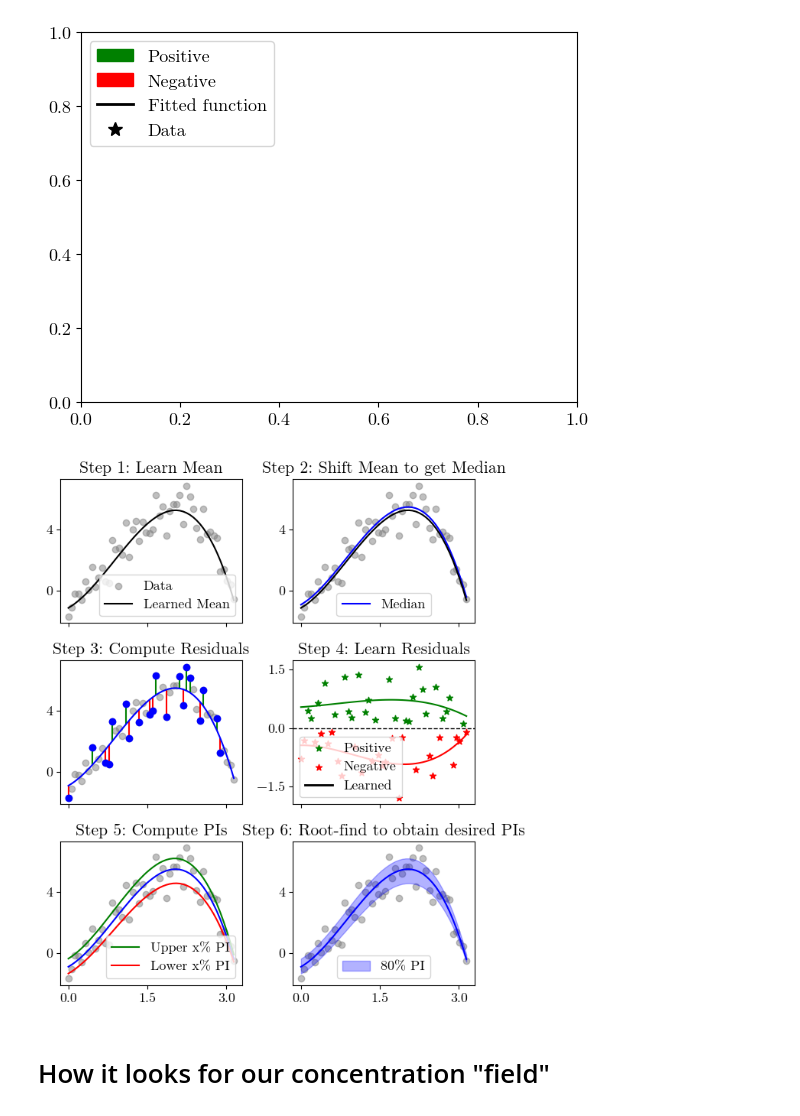
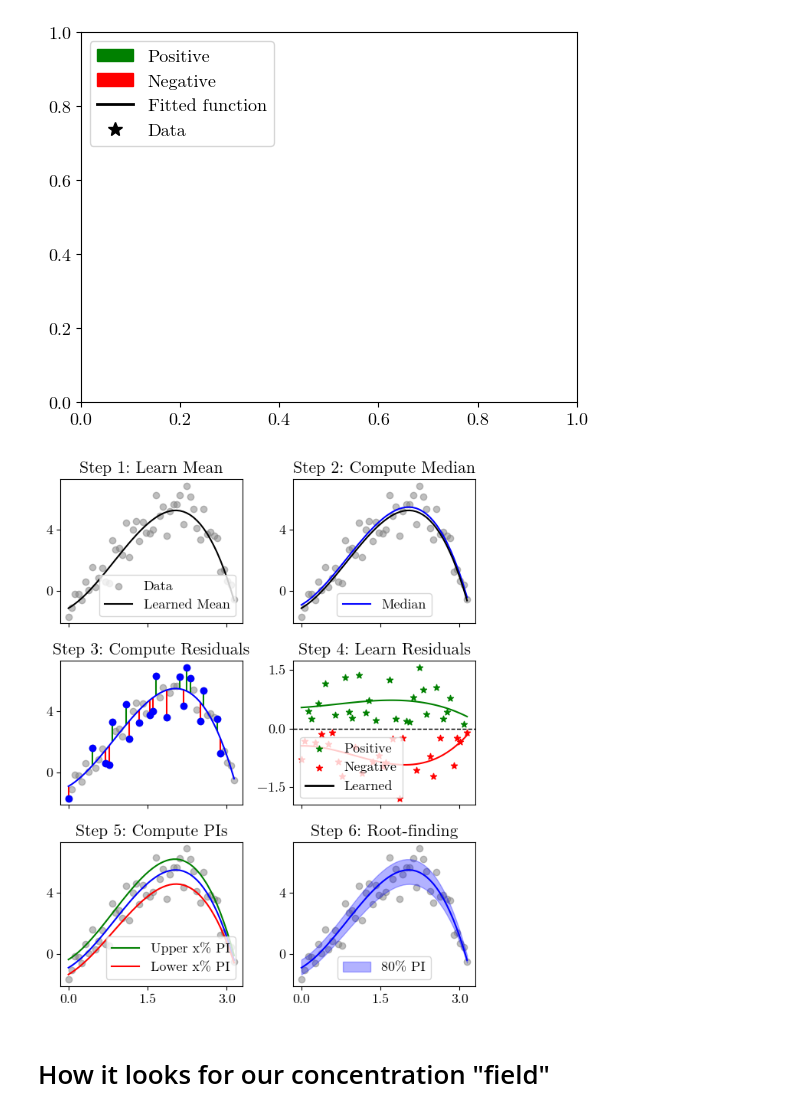
Before and after one commit to RiccardoFrenner/finn-nnpie, a Jupyter notebook: src/talk_plot_3pinn.ipynb, the cells around one changed output. Drawn from its saved outputs; the diff is of its cells as text; code cells hidden in the pictures.

```diff
--- a/src/talk_plot_3pinn.ipynb
+++ b/src/talk_plot_3pinn.ipynb
@@ -262,7 +262,7 @@ axs[0].set_title('Step 1: Learn Mean')
 axs[1].scatter(x, y_noisy, color=DATA_COLOR)
 axs[1].plot(x, y_median, label='Median', color=MEDIAN_COLOR)
 axs[1].plot(x, y_mean, color=MEAN_COLOR)
-axs[1].set_title('Step 2: Shift Mean to get Median')
+axs[1].set_title('Step 2: Compute Median')
 
 # Plot for Step 3
 axs[2].scatter(x, y_noisy, color=DATA_COLOR)
@@ -288,35 +288,35 @@ axs[3].set_title('Step 4: Learn Residuals')
 
 LEGEND_KWARGS = dict(loc='lower left')#, bbox_to_anchor=(1,1))
 
 fitted_function_line = Line2D([0], [0], color='black', lw=2, label='Learned')
 legend_elements = [positive_patch, negative_patch, fitted_function_line]
 axs[3].legend(handles=legend_elements, **LEGEND_KWARGS)
 
 # Plot for Step 5
 axs[4].scatter(x, y_noisy, color=DATA_COLOR)#, label='Data')
 axs[4].plot(x, y_median, color=MEDIAN_COLOR)#, label='Median')
 axs[4].plot(x, y_upper, label='Upper x% PI', color=POS_COLOR)
 axs[4].plot(x, y_lower, label='Lower x% PI', color=NEG_COLOR)
 axs[4].set_title('Step 5: Compute PIs')
 
 # Plot for Step 6
 axs[5].scatter(x, y_noisy, color=DATA_COLOR)#, label='Data')
 axs[5].plot(x, y_median, color=MEDIAN_COLOR)#, label='Median')
 axs[5].fill_between(x, y_lower, y_upper, label="80% PI", color='blue', alpha=0.3)
-axs[5].set_title('Step 6: Root-find to obtain desired PIs')
+axs[5].set_title('Step 6: Root-finding')
 
 for i in range(len(axs)):
     if i == 3 or i ==2:
         continue
     axs[i].legend()#**LEGEND_KWARGS)
 
 plt.tight_layout()
 plotting.savefig(fig, image_output_dir / "3pinn_illustration")
 plotting.savefig(fig, "../paper/figs/3pinn_illustration")
 
 plt.show()
 # %% [output]
-[figure, old version]
+[figure, new version]
 # %% [markdown]
 # How it looks for our concentration "field"
 # %%
```
Also changed, not shown: parts of 9 cells of this notebook, 24 other files.
